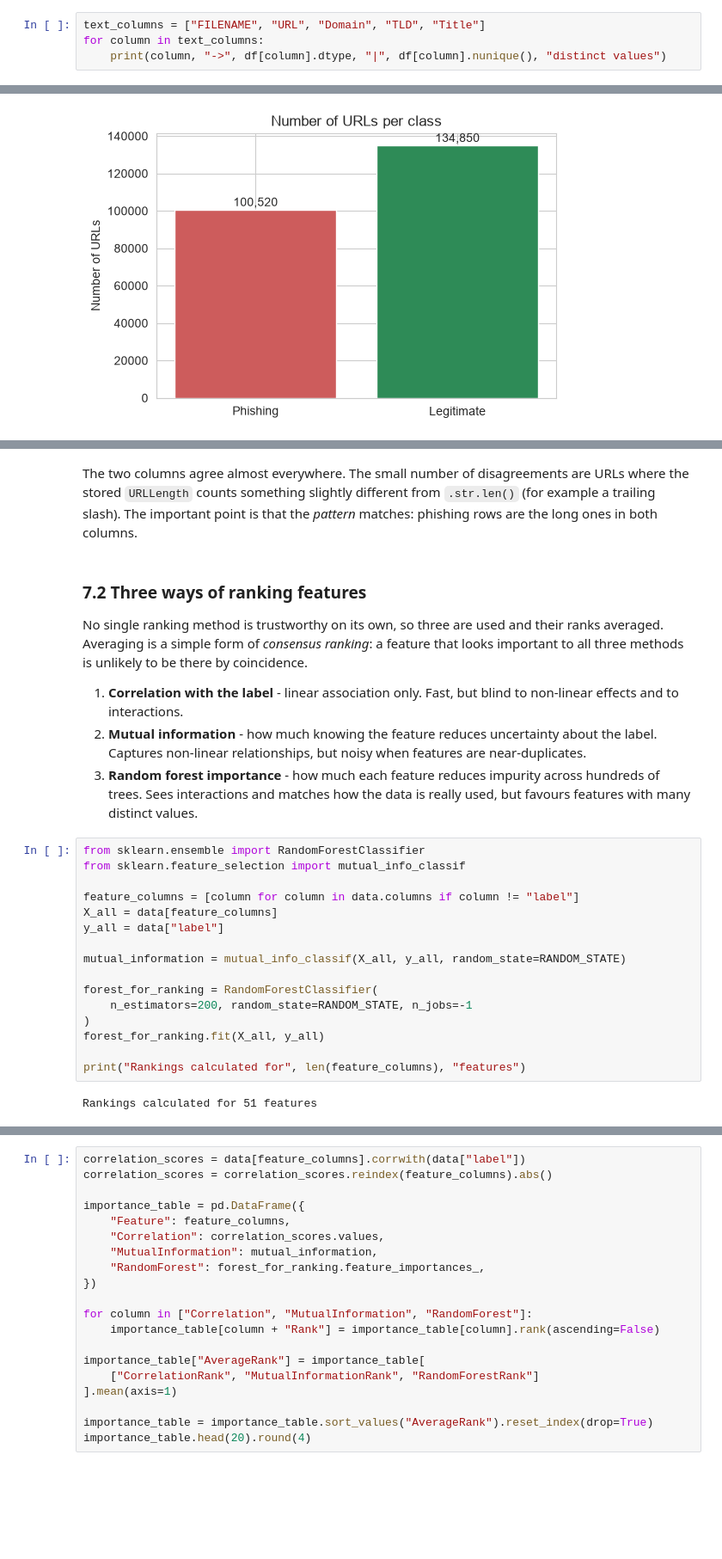
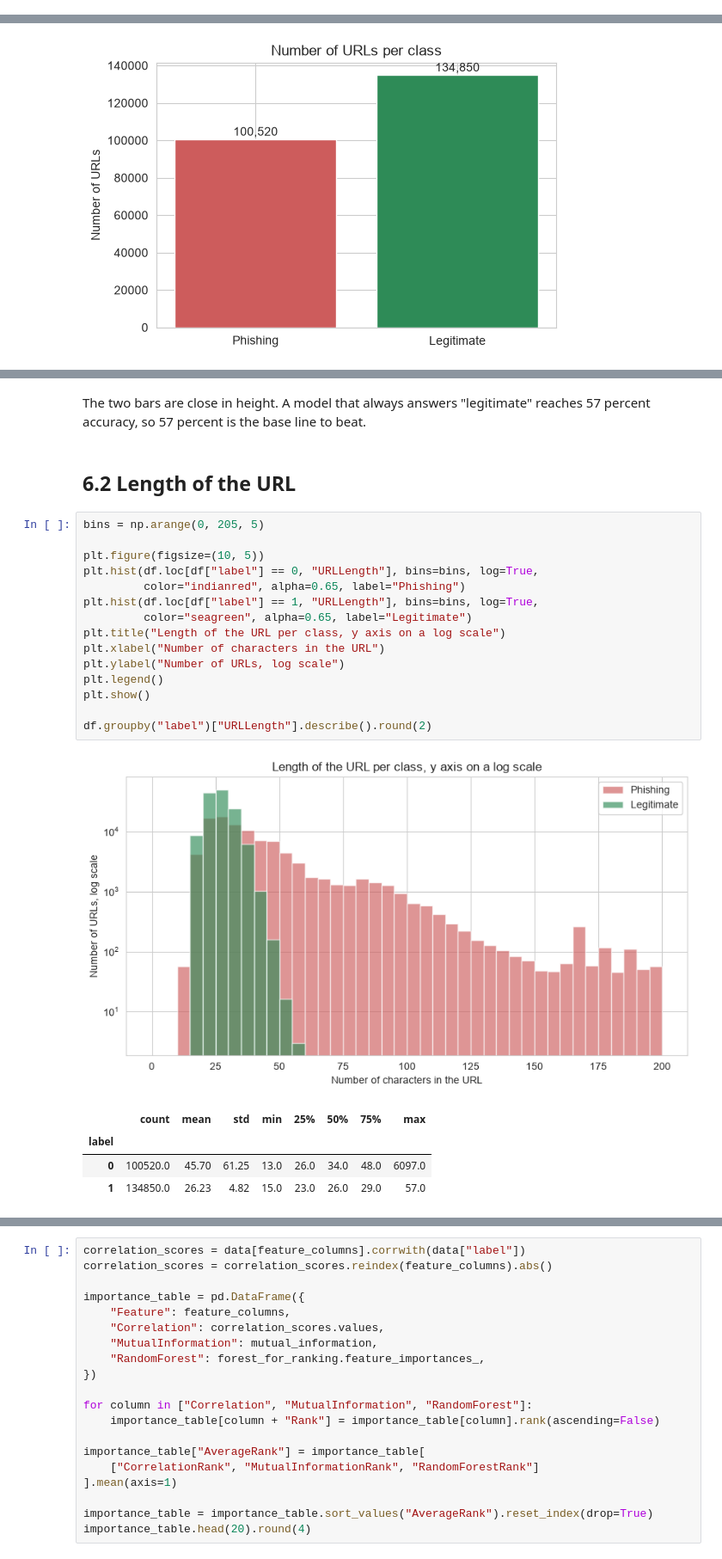
Before and after one commit to Sakib-Dalal/DMML-CourseWork01, a Jupyter notebook: DataMining&MachineLearning_Coursework_01.ipynb, the cells around one changed output, grey strips where cells are left out. Shown at 86% size. Saved outputs shown, nothing was run; the diff lists cells and outputs as text; blank space fills up the shorter version.

```diff
--- a/DataMining&MachineLearning_Coursework_01.ipynb
+++ b/DataMining&MachineLearning_Coursework_01.ipynb
@@ -287,4 +215,0 @@ identified here so they can be handled deliberately rather than accidentally.
-# %%
-text_columns = ["FILENAME", "URL", "Domain", "TLD", "Title"]
-for column in text_columns:
-    print(column, "->", df[column].dtype, "|", df[column].nunique(), "distinct values")
@@ -677,37 +326,26 @@ Rows where the two differ by more than 1 character: 0
-# %% [markdown]
-The two columns agree almost everywhere. The small number of disagreements are URLs
-where the stored `URLLength` counts something slightly different from `.str.len()`
-(for example a trailing slash). The important point is that the *pattern* matches:
-phishing rows are the long ones in both columns.
-# %% [markdown]
-### 7.2 Three ways of ranking features
-
-No single ranking method is trustworthy on its own, so three are used and their ranks
-averaged. Averaging is a simple form of *consensus ranking*: a feature that looks
-important to all three methods is unlikely to be there by coincidence.
-
-1. **Correlation with the label** - linear association only. Fast, but blind to
-   non-linear effects and to interactions.
-2. **Mutual information** - how much knowing the feature reduces uncertainty about the
-   label. Captures non-linear relationships, but noisy when features are near-duplicates.
-3. **Random forest importance** - how much each feature reduces impurity across
-   hundreds of trees. Sees interactions and matches how the data is really used, but
-   favours features with many distinct values.
-# %%
-from sklearn.ensemble import RandomForestClassifier
-from sklearn.feature_selection import mutual_info_classif
-
-feature_columns = [column for column in data.columns if column != "label"]
-X_all = data[feature_columns]
-y_all = data["label"]
-
-mutual_information = mutual_info_classif(X_all, y_all, random_state=RANDOM_STATE)
-
-forest_for_ranking = RandomForestClassifier(
-    n_estimators=200, random_state=RANDOM_STATE, n_jobs=-1
-)
-forest_for_ranking.fit(X_all, y_all)
-
-print("Rankings calculated for", len(feature_columns), "features")
-# %% [output]
-Rankings calculated for 51 features
+# %% [markdown]
+The two bars are close in height. A model that always answers "legitimate" reaches
+57 percent accuracy, so 57 percent is the base line to beat.
+# %% [markdown]
+## 6.2 Length of the URL
+# %%
+bins = np.arange(0, 205, 5)
+
+plt.figure(figsize=(10, 5))
+plt.hist(df.loc[df["label"] == 0, "URLLength"], bins=bins, log=True,
+         color="indianred", alpha=0.65, label="Phishing")
+plt.hist(df.loc[df["label"] == 1, "URLLength"], bins=bins, log=True,
+         color="seagreen", alpha=0.65, label="Legitimate")
+plt.title("Length of the URL per class, y axis on a log scale")
+plt.xlabel("Number of characters in the URL")
+plt.ylabel("Number of URLs, log scale")
+plt.legend()
+plt.show()
+
+df.groupby("label")["URLLength"].describe().round(2)
+# %% [output]
+[figure, added]
+|  | count | mean | std | min | 25% | 50% | 75% | max |
+| label |  |  |  |  |  |  |  |  |
+| 0 | 100520.0 | 45.70 | 61.25 | 13.0 | 26.0 | 34.0 | 48.0 | 6097.0 |
+| 1 | 134850.0 | 26.23 | 4.82 | 15.0 | 23.0 | 26.0 | 29.0 | 57.0 |
```
Also changed, not shown: parts of 156 cells of this notebook, 8 other files.
